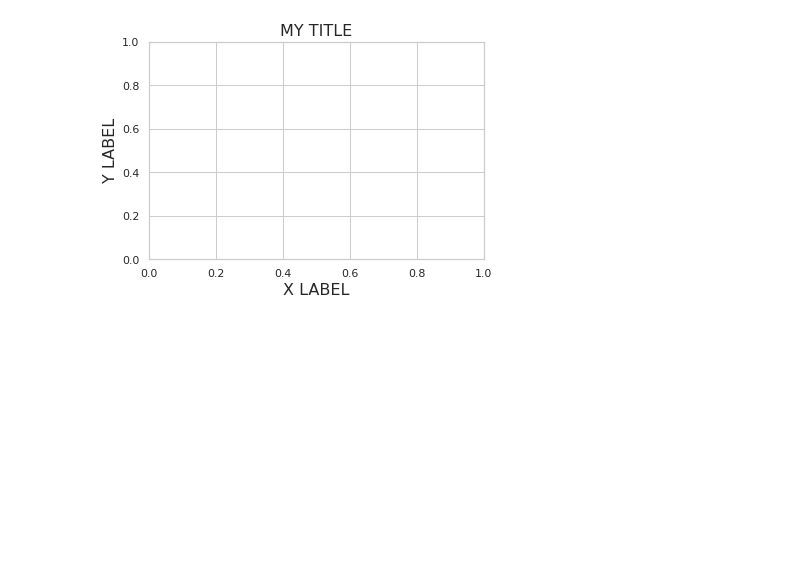
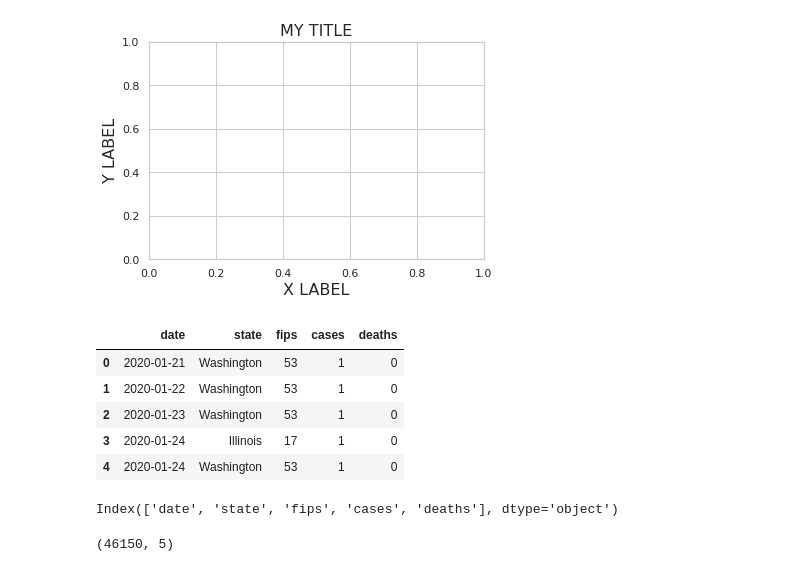
Before and after one commit to robptrck/data-science-project-template, a Jupyter notebook: data_science_project_template.ipynb, the cells around one changed output. Drawn from its saved outputs; the diff is of its cells as text; code cells hidden in the pictures; blank space fills up the shorter version.

```diff
--- a/data_science_project_template.ipynb
+++ b/data_science_project_template.ipynb
@@ -24,3 +24,27 @@ plt.title("MY TITLE", fontsize=16)
 # %% [output]
 Text(0.5, 1.0, 'MY TITLE')
 [figure]
+# %%
+# IMPORT DATASET FROM GITHUB
+
+df = pd.read_csv("https://raw.githubusercontent.com/nytimes/covid-19-data/master/us-states.csv")
+df.head()
+# %% [output]
+|  | date | state | fips | cases | deaths |
+| 0 | 2020-01-21 | Washington | 53 | 1 | 0 |
+| 1 | 2020-01-22 | Washington | 53 | 1 | 0 |
+| 2 | 2020-01-23 | Washington | 53 | 1 | 0 |
+| 3 | 2020-01-24 | Illinois | 17 | 1 | 0 |
+| 4 | 2020-01-24 | Washington | 53 | 1 | 0 |
+# %%
+# COLUMN NAMES
+
+df.columns
+# %% [output]
+Index(['date', 'state', 'fips', 'cases', 'deaths'], dtype='object')
+# %%
+# ROWS AND COLUMNS
+
+df.shape
+# %% [output]
+(46150, 5)
```
Also changed, not shown: parts of 4 cells of this notebook.
